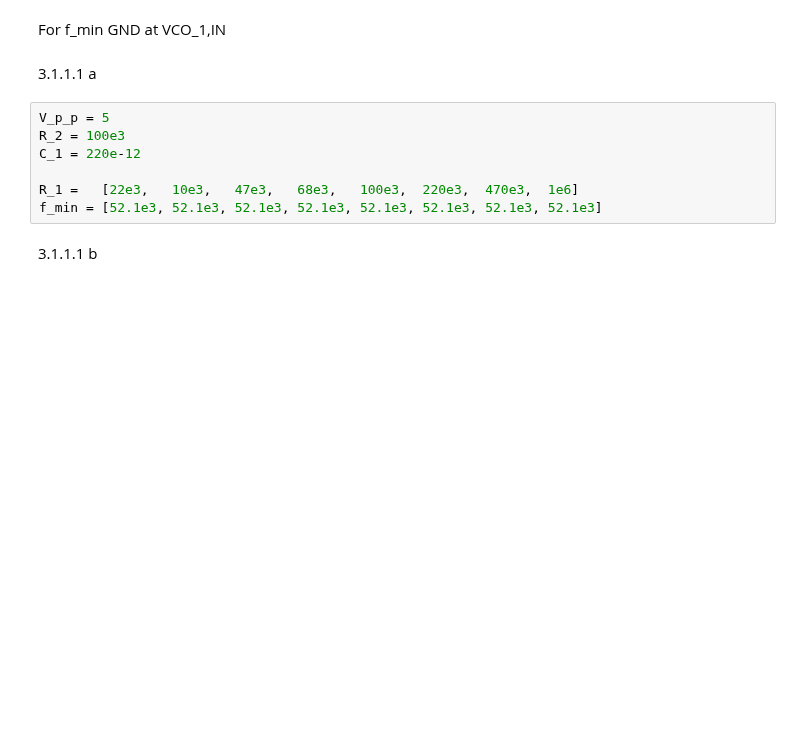
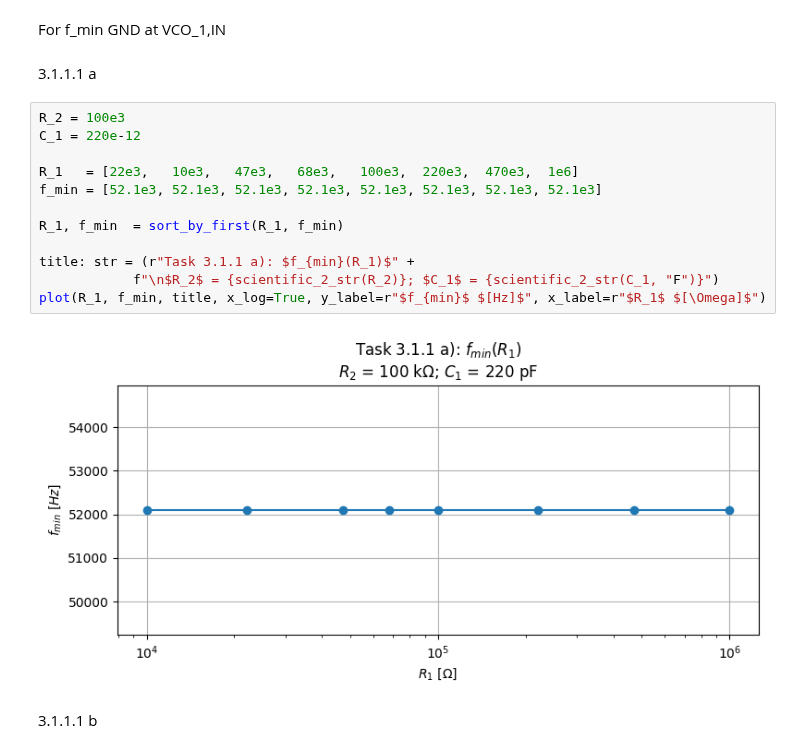
Before and after one commit to NortheLo/Microwave_Eng_Lab, a Jupyter notebook: Lab7_PLL/MWE_Lab7_Meas.ipynb, the cells around one changed output. Cells and saved outputs as stored; diff of their text form; blank space fills up the shorter version.

Commit message:
added plots and some helper functions

```diff
--- a/Lab7_PLL/MWE_Lab7_Meas.ipynb
+++ b/Lab7_PLL/MWE_Lab7_Meas.ipynb
@@ -7,12 +64,19 @@ For f_min GND at VCO_1,IN
 # %% [markdown]
 3.1.1.1 a
 # %%
-V_p_p = 5
 R_2 = 100e3
 C_1 = 220e-12
 
-R_1 =   [22e3,   10e3,   47e3,   68e3,   100e3,  220e3,  470e3,  1e6]
+R_1   = [22e3,   10e3,   47e3,   68e3,   100e3,  220e3,  470e3,  1e6]
 f_min = [52.1e3, 52.1e3, 52.1e3, 52.1e3, 52.1e3, 52.1e3, 52.1e3, 52.1e3]
+
+R_1, f_min  = sort_by_first(R_1, f_min)
+
+title: str = (r"Task 3.1.1 a): $f_{min}(R_1)$" +
+            f"\n$R_2$ = {scientific_2_str(R_2)}; $C_1$ = {scientific_2_str(C_1, "F")}")
+plot(R_1, f_min, title, x_log=True, y_label=r"$f_{min}$ $[Hz]$", x_label=r"$R_1$ $[\Omega]$")
+# %% [output]
+[figure, added]
 # %% [markdown]
 3.1.1.1 b
 # %%
```
Also changed, not shown: parts of 10 cells of this notebook.
